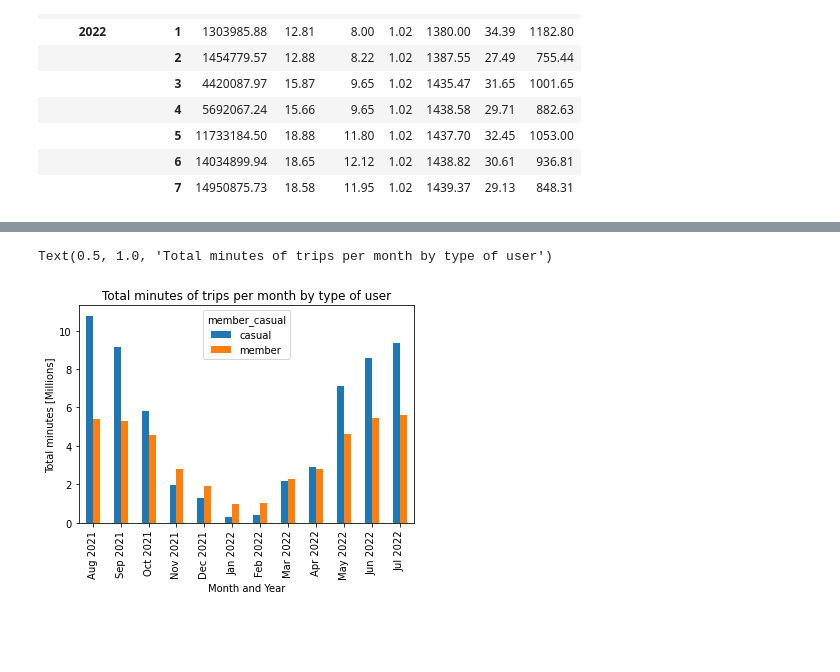
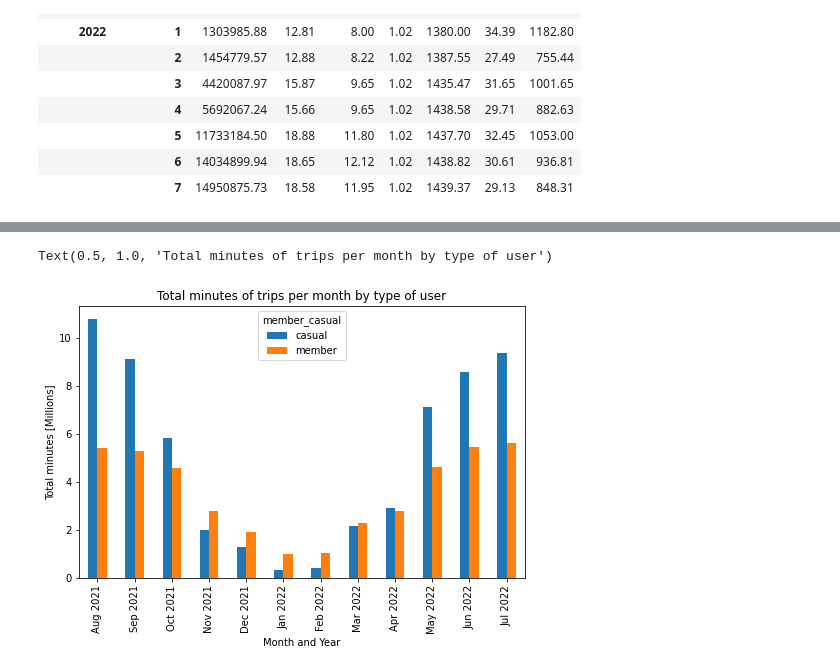
Before and after one commit to AlvaroValdelamar/Google-Data-Capstone-Project, a Jupyter notebook: src/main_script.ipynb, the cells around one changed output, grey strips where cells are left out. Drawn from its saved outputs; the diff is of its cells as text; code cells hidden in the pictures; blank space fills up the shorter version.

```diff
--- a/src/main_script.ipynb
+++ b/src/main_script.ipynb
@@ -629,20 +659,17 @@ analysis1
 # %%
-trips_year_month_user = trips_2021_2022.groupby([trips_2021_2022['started_at'].dt.year,
-                        trips_2021_2022['started_at'].dt.month,
-                        'member_casual'])
-
+#Plot total minutes per month by user
 
 ax = trips_year_month_user['trip_duration'].sum(
-                        ).div(10**6).unstack().plot(kind='bar', stacked=False)
+                        ).div(10**6).unstack().plot(kind='bar', stacked=False, figsize=(8,5))
 
 x_ticks = ['Aug 2021', 'Sep 2021', 'Oct 2021', 'Nov 2021', 'Dec 2021',
             'Jan 2022', 'Feb 2022', 'Mar 2022', 'Apr 2022', 'May 2022',
             'Jun 2022', 'Jul 2022']
 
 ax.set_xticklabels(x_ticks)
 ax.set_xlabel('Month and Year')
 ax.set_ylabel('Total minutes [Millions]')
 ax.set_title('Total minutes of trips per month by type of user')
 # %% [output]
 Text(0.5, 1.0, 'Total minutes of trips per month by type of user')
-[figure, old version]
+[figure, new version]
```
Also changed, not shown: parts of 9 cells of this notebook.
